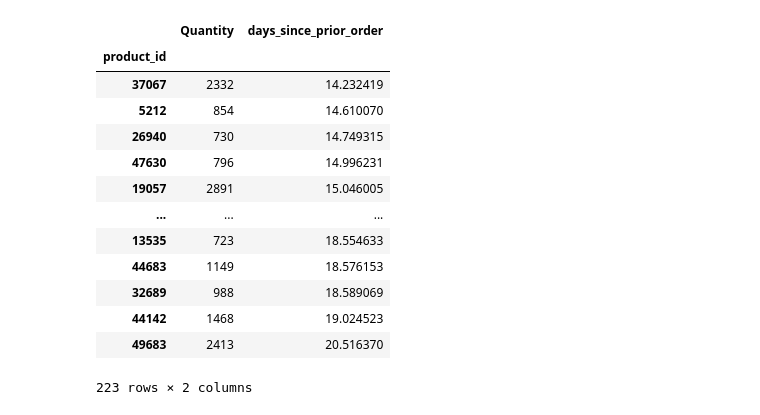
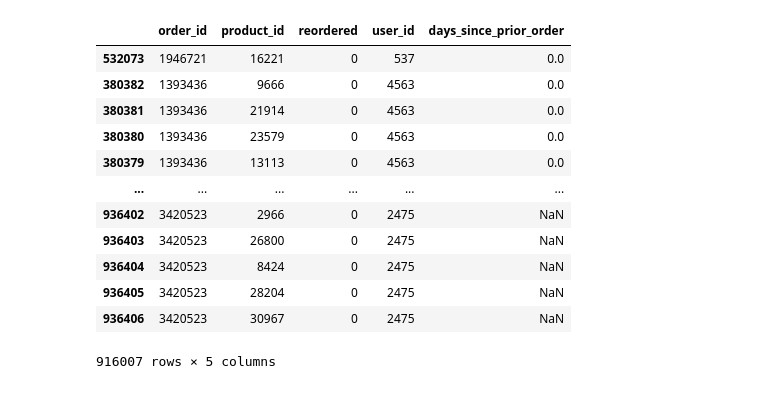
Before and after one commit to JoanSalinas/manducare, a Jupyter notebook: manducareJupyter.ipynb, the cells around one changed output. Cells and saved outputs as stored; diff of their text form; code cells hidden in the pictures.

```diff
--- a/manducareJupyter.ipynb
+++ b/manducareJupyter.ipynb
@@ -28,0 +10,16 @@ orderProducts.head()
+# %%
+orders11 = pd.read_csv('.\\rawData\\orders.csv', sep=',', encoding="ISO-8859-1")
+orderProducts11 = pd.read_csv('.\\rawData\\order_products__train.csv', sep=',', encoding="ISO-8859-1")
+orderProducts12 = pd.read_csv('.\\rawData\\order_products__prior.csv', sep=',', encoding="ISO-8859-1")
+
+orders1 = orders11.drop(columns=['eval_set', 'order_number','order_dow','order_hour_of_day'])
+orderProducts1 = orderProducts11.drop(columns=['add_to_cart_order'])
+orderProducts2 = orderProducts12.drop(columns=['add_to_cart_order'])
+orders1 = orders1.sort_values("user_id").head(100098)
+
+mergedOrders = pd.merge(orderProducts1, orders1, on="order_id")
+
+mergedOrders1 = pd.merge(orderProducts2, orders1, on="order_id")
+
+mergedOrders=mergedOrders1.append(mergedOrders)
+mergedOrders
@@ -63,4 +152,4 @@ dfQuantity.head()
 # %%
 dfTotal= pd.merge(dfQuantity,dfDaysAverage,on="product_id")
 # %%
-dfTotal.head()
+dfTotal = mergedOrders
@@ -75,3 +156,3 @@ dfTotal.head()
 # %%
-dfTotal = dfTotal.drop(dfTotal[dfTotal.Quantity == 1].index)
+dfTotal = dfTotal.drop(dfTotal[dfTotal.days_since_prior_order == 1].index)
 # %%
@@ -167,18 +247,18 @@ dfBig.sort_values("days_since_prior_order")
 # %%
 dfBigger = dfTotal.iloc[31015:]
+productsBigger = list(dfBigger.index)
 dfBigger.sort_values("days_since_prior_order")
 # %% [output]
-|  | Quantity | days_since_prior_order |
-| product_id |  |  |
-| 37067 | 2332 | 14.232419 |
-| 5212 | 854 | 14.610070 |
-| 26940 | 730 | 14.749315 |
-| 47630 | 796 | 14.996231 |
-| 19057 | 2891 | 15.046005 |
-| ... | ... | ... |
-| 13535 | 723 | 18.554633 |
-| 44683 | 1149 | 18.576153 |
-| 32689 | 988 | 18.589069 |
-| 44142 | 1468 | 19.024523 |
-| 49683 | 2413 | 20.516370 |
+|  | order_id | product_id | reordered | user_id | days_since_prior_order |
+| 532073 | 1946721 | 16221 | 0 | 537 | 0.0 |
+| 380382 | 1393436 | 9666 | 0 | 4563 | 0.0 |
+| 380381 | 1393436 | 21914 | 0 | 4563 | 0.0 |
+| 380380 | 1393436 | 23579 | 0 | 4563 | 0.0 |
+| 380379 | 1393436 | 13113 | 0 | 4563 | 0.0 |
+| ... | ... | ... | ... | ... | ... |
+| 936402 | 3420523 | 2966 | 0 | 2475 | NaN |
+| 936403 | 3420523 | 26800 | 0 | 2475 | NaN |
+| 936404 | 3420523 | 8424 | 0 | 2475 | NaN |
+| 936405 | 3420523 | 28204 | 0 | 2475 | NaN |
+| 936406 | 3420523 | 30967 | 0 | 2475 | NaN |
-223 rows × 2 columns
+916007 rows × 5 columns
```
Also changed, not shown: parts of 18 cells of this notebook.
